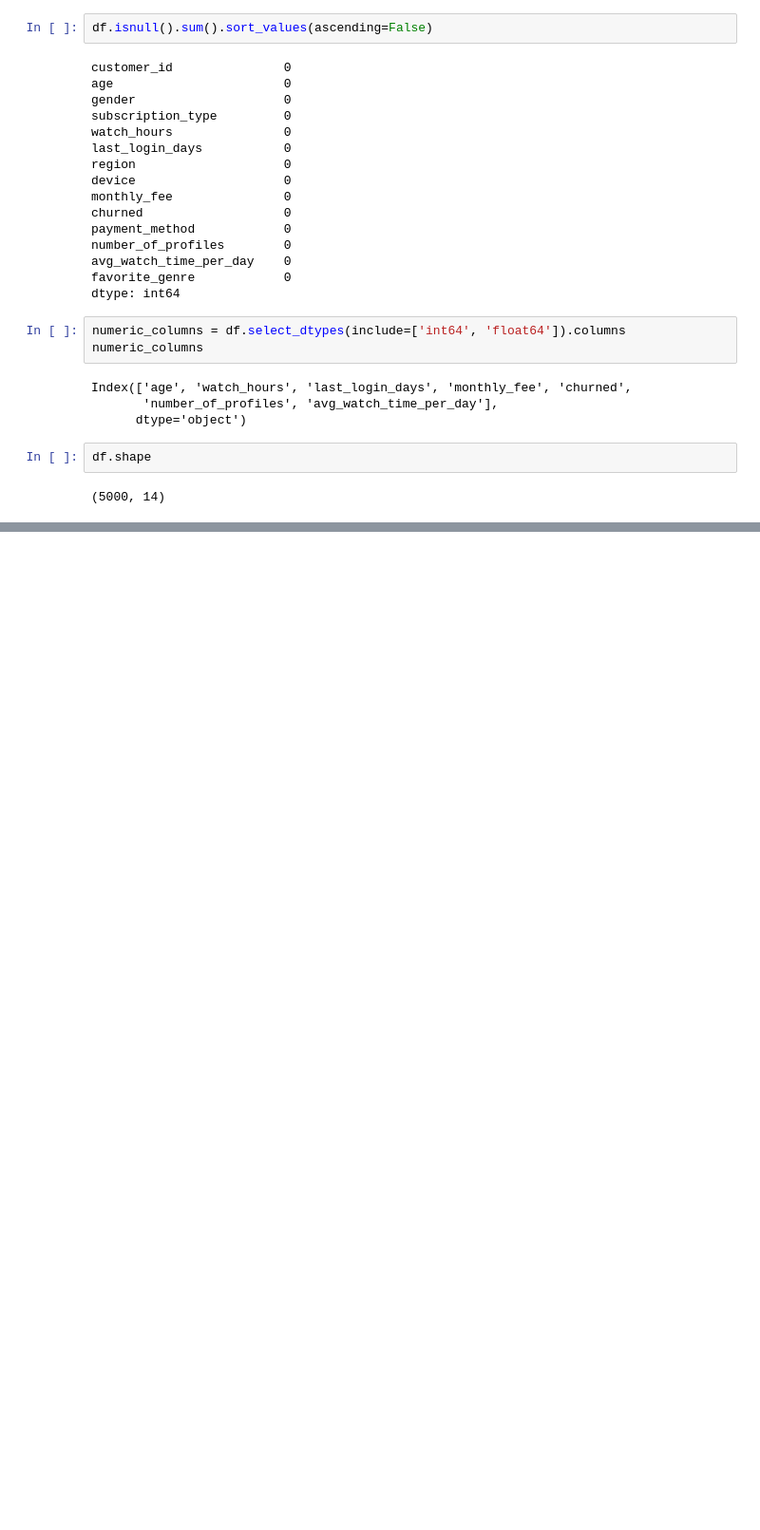
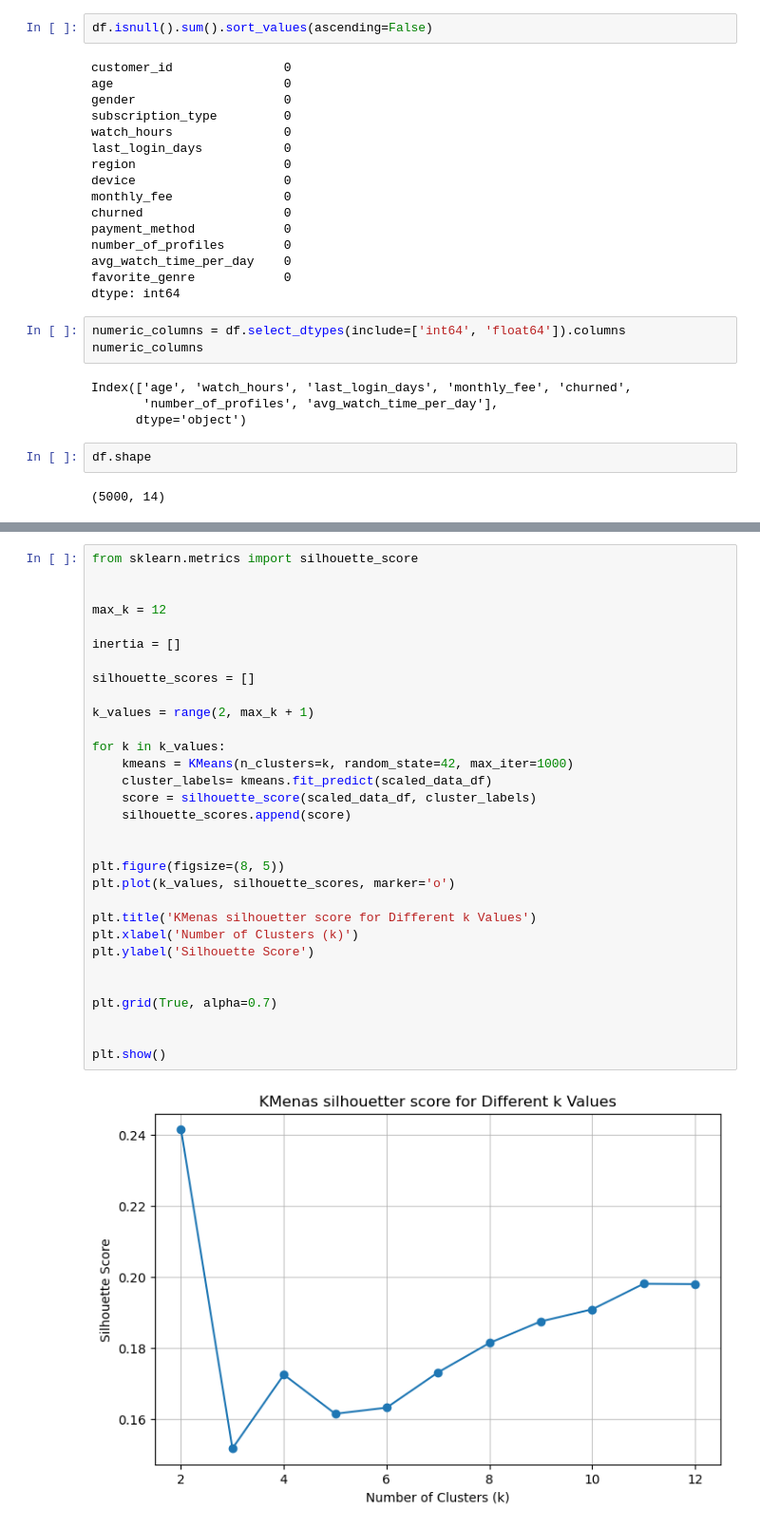
Before and after one commit to rshewatkar/ML_internship, a Jupyter notebook: New Project/new.ipynb, the cells around one changed output, grey strips where cells are left out. Shown at 95% size. Saved outputs shown, nothing was run; the diff lists cells and outputs as text; blank space fills up the shorter version.

```diff
--- a/New Project/new.ipynb
+++ b/New Project/new.ipynb
@@ -144,0 +200,33 @@ for col in num_columns:
+# %%
+from sklearn.metrics import silhouette_score
+
+
+max_k = 12
+
+inertia = []
+
+silhouette_scores = []
+
+k_values = range(2, max_k + 1)
+
+for k in k_values:
+    kmeans = KMeans(n_clusters=k, random_state=42, max_iter=1000)
+    cluster_labels= kmeans.fit_predict(scaled_data_df)
+    score = silhouette_score(scaled_data_df, cluster_labels)
+    silhouette_scores.append(score)
+
+
+plt.figure(figsize=(8, 5))
+plt.plot(k_values, silhouette_scores, marker='o')
+
+plt.title('KMenas silhouetter score for Different k Values')
+plt.xlabel('Number of Clusters (k)')
+plt.ylabel('Silhouette Score')
+
+
+plt.grid(True, alpha=0.7)
+
+
+plt.show()
+# %% [output]
+[figure, added]
```
Also changed, not shown: parts of 10 cells of this notebook.
